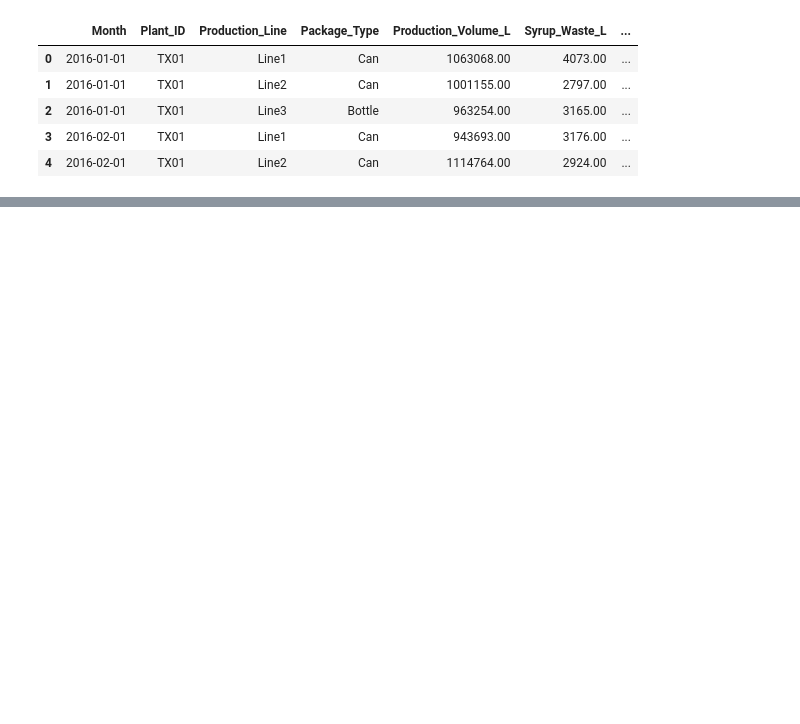
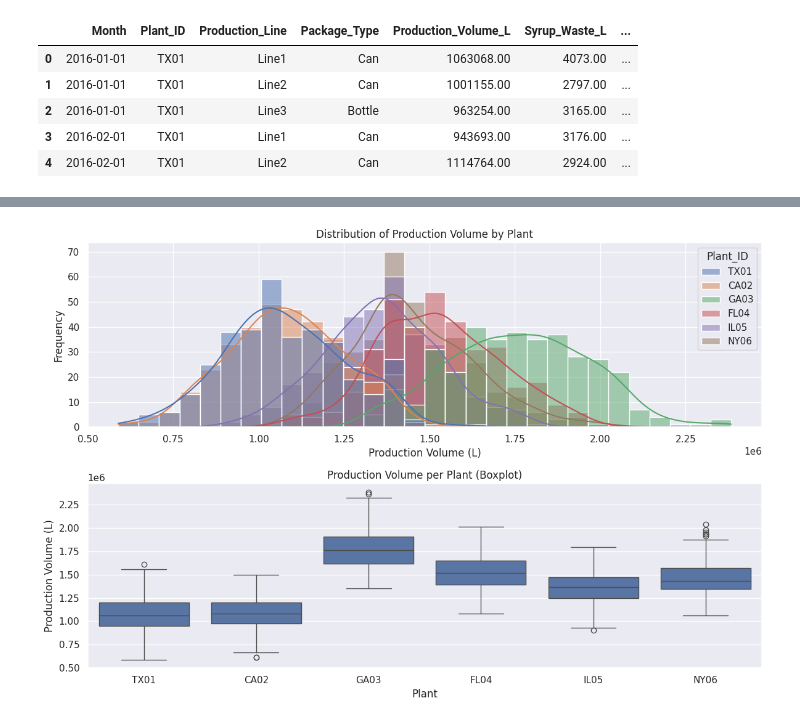
Before and after one commit to romeofopa/DA-Projects, a Jupyter notebook: Waste_Reduction_Operational_Efficiency_And_Predictive_Maintenance_In_Beverage_Company.ipynb, the cells around one changed output, grey strips where cells are left out. Cells and saved outputs as stored; diff of their text form; code cells hidden in the pictures; blank space fills up the shorter version.

```diff
--- a/Waste_Reduction_Operational_Efficiency_And_Predictive_Maintenance_In_Beverage_Company.ipynb
+++ b/Waste_Reduction_Operational_Efficiency_And_Predictive_Maintenance_In_Beverage_Company.ipynb
@@ -617,0 +800,31 @@ data.head()
+# %%
+import pandas as pd
+import seaborn as sns
+import matplotlib.pyplot as plt
+
+sns.set_style("darkgrid")
+
+# Load dataset
+data = pd.read_csv("Beverage_Waste_Dataset_Final_Cleaned.csv")
+
+# Create figure
+plt.figure(figsize=(12,8))
+
+# Histogram (top)
+plt.subplot(2,1,1)
+sns.histplot(data=data, x='Production_Volume_L', hue='Plant_ID', bins=30, kde=True)
+plt.title("Distribution of Production Volume by Plant")
+plt.xlabel("Production Volume (L)")
+plt.ylabel("Frequency")
+
+# Boxplot (bottom)
+plt.subplot(2,1,2)
+sns.boxplot(x='Plant_ID', y='Production_Volume_L', data=data)
+plt.title("Production Volume per Plant (Boxplot)")
+plt.xlabel("Plant")
+plt.ylabel("Production Volume (L)")
+
+plt.tight_layout()
+plt.show()
+# %% [output]
+[figure, added]
```
Also changed, not shown: parts of 17 cells of this notebook.
